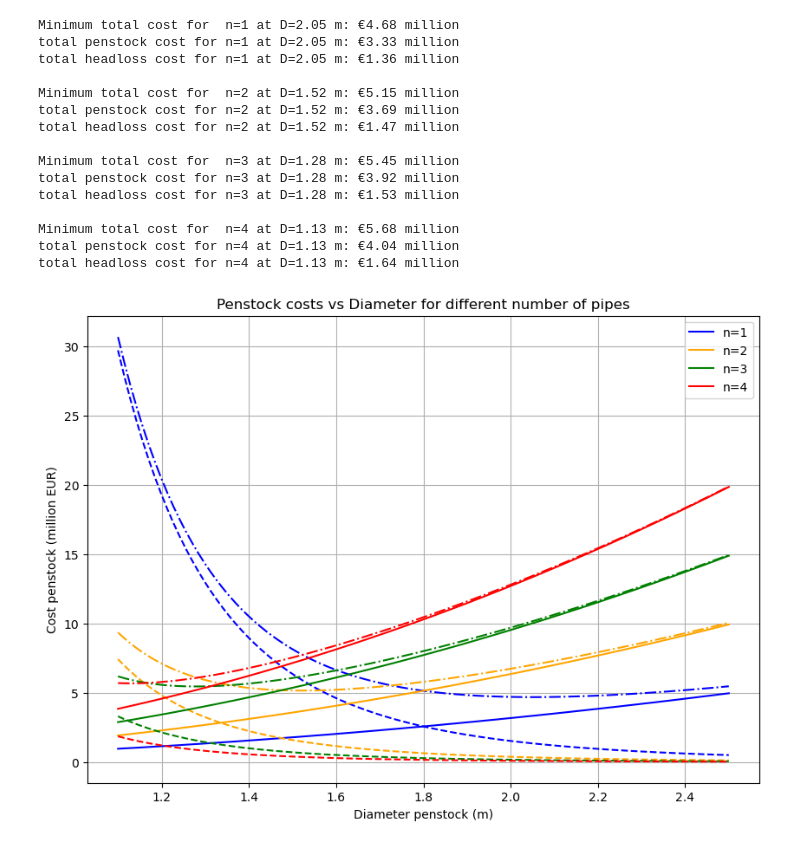
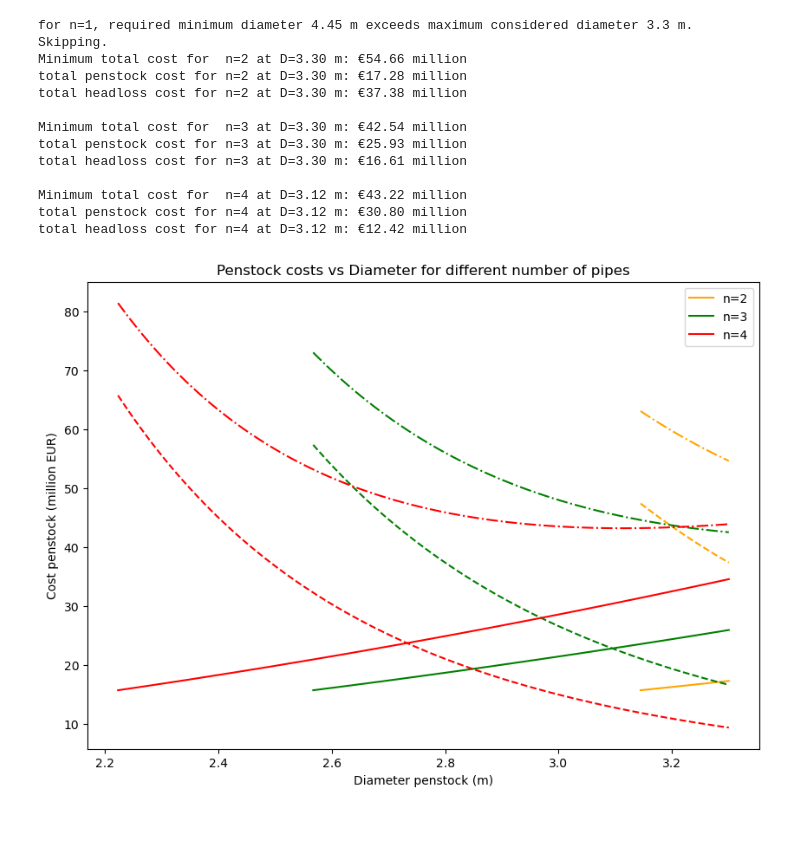
Before and after one commit to maxblw/CIEM4301_dam_design, a Jupyter notebook: Penstock_Design/Dimensioning.ipynb, the cells around one changed output. Drawn from its saved outputs; the diff is of its cells as text; code cells hidden in the pictures.

```diff
--- a/Penstock_Design/Dimensioning.ipynb
+++ b/Penstock_Design/Dimensioning.ipynb
@@ -55,7 +56,7 @@ def penstock_costs(D, l_total, n):
     return cost_eur
 
 def head_loss_cost(Q, h_f):
-    hours_per_year=6000
+    hours_per_year=24*365*0.8
     electricity_price_eur_per_kwh=0.20
     eta = 0.85
     rho = 1000  # kg/m³
@@ -68,7 +69,7 @@ def head_loss_cost(Q, h_f):
     energy_kwh = (power_watts / 1000) * hours_per_year * 50
 
     # Cost
-    cost_eur = energy_kwh * electricity_price_eur_per_kwh / 10**11
+    cost_eur = energy_kwh * electricity_price_eur_per_kwh / 10**8
 
     return cost_eur
 
@@ -81,49 +82,53 @@ Estimated annual cost of 1 meter head loss: €1.00062e-05
 # %%
-D = np.linspace(1.1, 2.5, 100)
+
 
 fig, ax = plt.subplots(figsize=(10,7))
 colors = ['blue', 'orange', 'green', 'red']
 for i, n in enumerate([1, 2, 3, 4]):
-    h_losses = penstock_head_loss(D, Q, l_total, n)
-    # ax.plot(D, h_losses, color = "red", label=f'Head loss (m), n={n}')
-    head_loss_costs_tot = head_loss_cost(Q, h_losses)
+    D_min = np.sqrt((4*Q/n)/(np.pi*6))
+    D_max = 3.3
+    if D_min > D_max:
+        print(f"for n={n}, required minimum diameter {D_min:.2f} m exceeds maximum considered diameter {D_max} m. Skipping.")
+    else:
+        D = np.linspace(D_min, D_max, 100)
+        h_losses = penstock_head_loss(D, Q, l_total, n)
+        # ax.plot(D, h_losses, color = "red", label=f'Head loss (m), n={n}')
+        head_loss_costs_tot = head_loss_cost(Q, h_losses)
 
-    penstock_costs_tot = penstock_costs(D, l_total, n)
+        penstock_costs_tot = penstock_costs(D, l_total, n)
 
-    total = head_loss_costs_tot + penstock_costs_tot
+        total = head_loss_costs_tot + penstock_costs_tot
 
-    ax.plot(D, penstock_costs_tot, linestyle='-', label=f'n={n}', color=colors[i])
-    ax.plot(D, head_loss_costs_tot, linestyle='--', color=colors[i])
-    ax.plot(D, total, linestyle='-.', color=colors[i])
+        ax.plot(D, penstock_costs_tot, linestyle='-', label=f'n={n}', color=colors[i])
+        ax.plot(D, head_loss_costs_tot, linestyle='--', color=colors[i])
+        ax.plot(D, total, linestyle='-.', color=colors[i])
 
-    C_min_index = np.argmin(total)
-    C_min = total[C_min_index]
-    D_min = D[C_min_index]
-    print(f"Minimum total cost for  n={n} at D={D_min:.2f} m: €{C_min:.2f} million")
-    print(f"total penstock cost for n={n} at D={D_min:.2f} m: €{penstock_costs_tot[C_min_index]:.2f} million")
-    print(f"total headloss cost for n={n} at D={D_min:.2f} m: €{head_loss_costs_tot[C_min_index]:.2f} million")
-    print()
+        C_min_index = np.argmin(total)
+        C_min = total[C_min_index]
+        D_min = D[C_min_index]
+        print(f"Minimum total cost for  n={n} at D={D_min:.2f} m: €{C_min:.2f} million")
+        print(f"total penstock cost for n={n} at D={D_min:.2f} m: €{penstock_costs_tot[C_min_index]:.2f} million")
+        print(f"total headloss cost for n={n} at D={D_min:.2f} m: €{head_loss_costs_tot[C_min_index]:.2f} million")
+        print()
 
-ax.set_ylabel('Cost penstock (million EUR)')
-ax.set_xlabel('Diameter penstock (m)')
-ax.set_title('Penstock costs vs Diameter for different number of pipes')
-ax.legend()
-ax.grid()
+        ax.set_ylabel('Cost penstock (million EUR)')
+        ax.set_xlabel('Diameter penstock (m)')
+        ax.set_title('Penstock costs vs Diameter for different number of pipes')
+        ax.legend()
+        # ax.grid()
+    plt.savefig("..\\figures\\penstock_costs_vs_diameter_multiple_pipes.png", dpi=300)
 # %% [output]
-Minimum total cost for  n=1 at D=2.05 m: €4.68 million
-total penstock cost for n=1 at D=2.05 m: €3.33 million
-total headloss cost for n=1 at D=2.05 m: €1.36 million
+for n=1, required minimum diameter 4.45 m exceeds maximum considered diameter 3.3 m. Skipping.
+Minimum total cost for  n=2 at D=3.30 m: €54.66 million
+total penstock cost for n=2 at D=3.30 m: €17.28 million
+total headloss cost for n=2 at D=3.30 m: €37.38 million
 
-Minimum total cost for  n=2 at D=1.52 m: €5.15 million
-total penstock cost for n=2 at D=1.52 m: €3.69 million
-total headloss cost for n=2 at D=1.52 m: €1.47 million
+Minimum total cost for  n=3 at D=3.30 m: €42.54 million
+total penstock cost for n=3 at D=3.30 m: €25.93 million
+total headloss cost for n=3 at D=3.30 m: €16.61 million
 
-Minimum total cost for  n=3 at D=1.28 m: €5.45 million
-total penstock cost for n=3 at D=1.28 m: €3.92 million
-total headloss cost for n=3 at D=1.28 m: €1.53 million
-
-Minimum total cost for  n=4 at D=1.13 m: €5.68 million
-total penstock cost for n=4 at D=1.13 m: €4.04 million
-total headloss cost for n=4 at D=1.13 m: €1.64 million
+Minimum total cost for  n=4 at D=3.12 m: €43.22 million
+total penstock cost for n=4 at D=3.12 m: €30.80 million
+total headloss cost for n=4 at D=3.12 m: €12.42 million
-[figure, old version]
+[figure, new version]
 # %%
```
Also changed, not shown: parts of 7 cells of this notebook, 3 other files.
